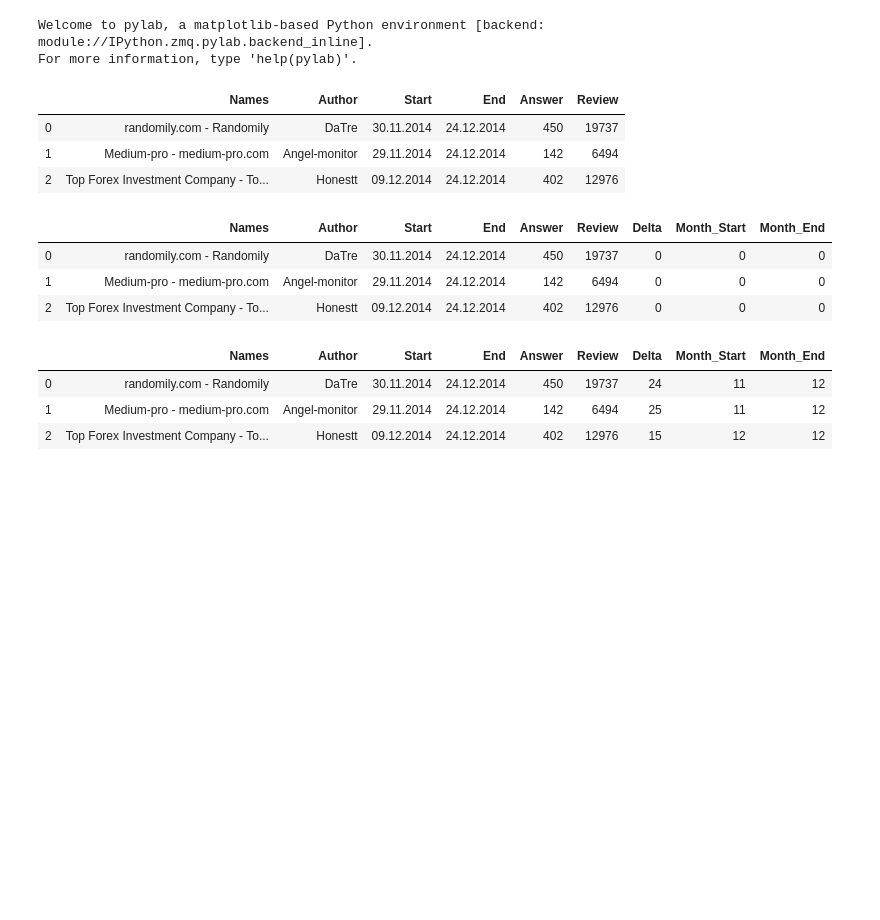
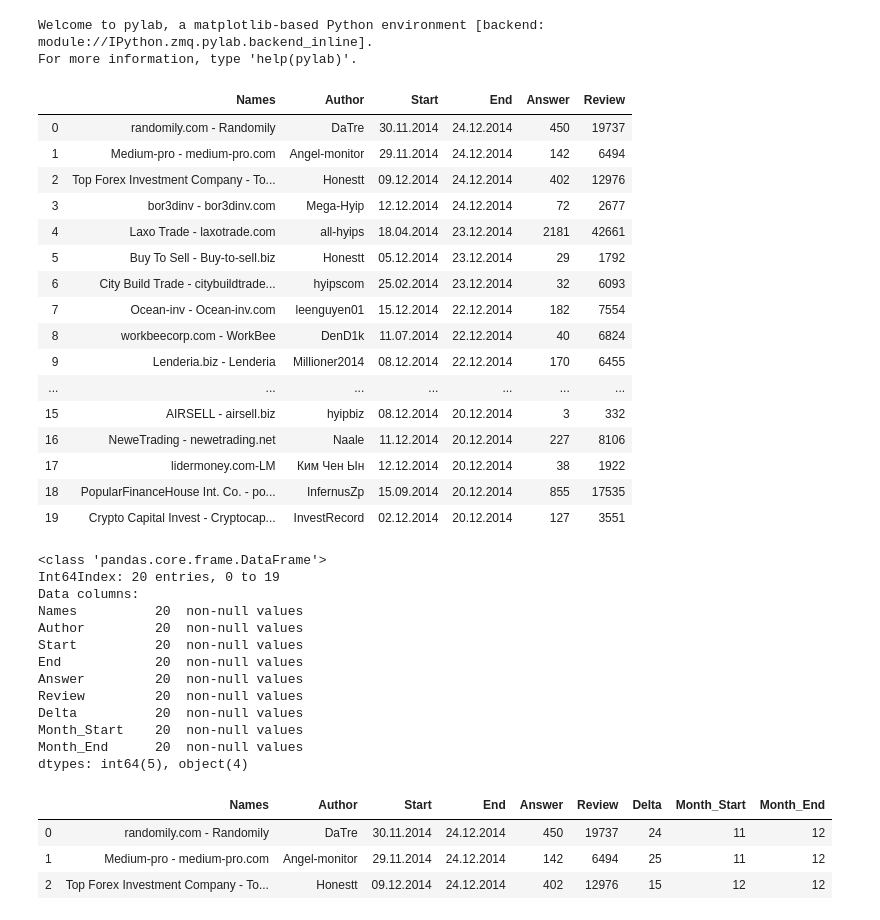
Before and after one commit to sergeqwe/parser_mmgp, a Jupyter notebook: test.ipynb, the cells around one changed output. Cells and saved outputs as stored; diff of their text form; code cells hidden in the pictures; blank space fills up the shorter version.

```diff
--- a/test.ipynb
+++ b/test.ipynb
@@ -12,12 +12,25 @@ import datetime
 Location = '/home/lepinskiy.s.v/python/parser_mmgp/result.txt'
 df = pd.read_csv(Location, names=['Names', 'Author', 'Start', 'End', 'Answer', 'Review'], sep=';;')
 # %%
-df[0:3]
+df[0:20]
 # %% [output]
 |  | Names | Author | Start | End | Answer | Review |
 | 0 | randomily.com - Randomily | DaTre | 30.11.2014 | 24.12.2014 | 450 | 19737 |
 | 1 | Medium-pro - medium-pro.com | Angel-monitor | 29.11.2014 | 24.12.2014 | 142 | 6494 |
 | 2 | Top Forex Investment Company - To... | Honestt | 09.12.2014 | 24.12.2014 | 402 | 12976 |
+| 3 | bor3dinv - bor3dinv.com | Mega-Hyip | 12.12.2014 | 24.12.2014 | 72 | 2677 |
+| 4 | Laxo Trade - laxotrade.com | all-hyips | 18.04.2014 | 23.12.2014 | 2181 | 42661 |
+| 5 | Buy To Sell - Buy-to-sell.biz | Honestt | 05.12.2014 | 23.12.2014 | 29 | 1792 |
+| 6 | City Build Trade - citybuildtrade... | hyipscom | 25.02.2014 | 23.12.2014 | 32 | 6093 |
+| 7 | Ocean-inv - Ocean-inv.com | leenguyen01 | 15.12.2014 | 22.12.2014 | 182 | 7554 |
+| 8 | workbeecorp.com - WorkBee | DenD1k | 11.07.2014 | 22.12.2014 | 40 | 6824 |
+| 9 | Lenderia.biz - Lenderia | Millioner2014 | 08.12.2014 | 22.12.2014 | 170 | 6455 |
+| ... | ... | ... | ... | ... | ... | ... |
+| 15 | AIRSELL - airsell.biz | hyipbiz | 08.12.2014 | 20.12.2014 | 3 | 332 |
+| 16 | NeweTrading - newetrading.net | Naale | 11.12.2014 | 20.12.2014 | 227 | 8106 |
+| 17 | lidermoney.com-LM | Ким Чен Ын | 12.12.2014 | 20.12.2014 | 38 | 1922 |
+| 18 | PopularFinanceHouse Int. Co. - po... | InfernusZp | 15.09.2014 | 20.12.2014 | 855 | 17535 |
+| 19 | Crypto Capital Invest - Cryptocap... | InvestRecord | 02.12.2014 | 20.12.2014 | 127 | 3551 |
 # %%
 # Добавляем через pandas колонку Delta (разница между датой закрытия и открытия)
 df['Delta'] = 0
@@ -25,12 +38,21 @@ df['Delta'] = 0
 df['Month_Start'] = 0
 df['Month_End'] = 0
 # %%
-df[0:3]
+df[0:20]
 # %% [output]
-|  | Names | Author | Start | End | Answer | Review | Delta | Month_Start | Month_End |
-| 0 | randomily.com - Randomily | DaTre | 30.11.2014 | 24.12.2014 | 450 | 19737 | 0 | 0 | 0 |
-| 1 | Medium-pro - medium-pro.com | Angel-monitor | 29.11.2014 | 24.12.2014 | 142 | 6494 | 0 | 0 | 0 |
-| 2 | Top Forex Investment Company - To... | Honestt | 09.12.2014 | 24.12.2014 | 402 | 12976 | 0 | 0 | 0 |
+<class 'pandas.core.frame.DataFrame'>
+Int64Index: 20 entries, 0 to 19
+Data columns:
+Names          20  non-null values
+Author         20  non-null values
+Start          20  non-null values
+End            20  non-null values
+Answer         20  non-null values
+Review         20  non-null values
+Delta          20  non-null values
+Month_Start    20  non-null values
+Month_End      20  non-null values
+dtypes: int64(5), object(4)
 # %%
 # Находим разницу между датой закрытия хайпа и датой открытия (сколько просуществовал хайп)
 # Сезонная статистика закрытия хайпов (в какой месяц больше всего и меньше всего закрываются и открываются)
```
Also changed, not shown: parts of 8 cells of this notebook, 1 other file.
